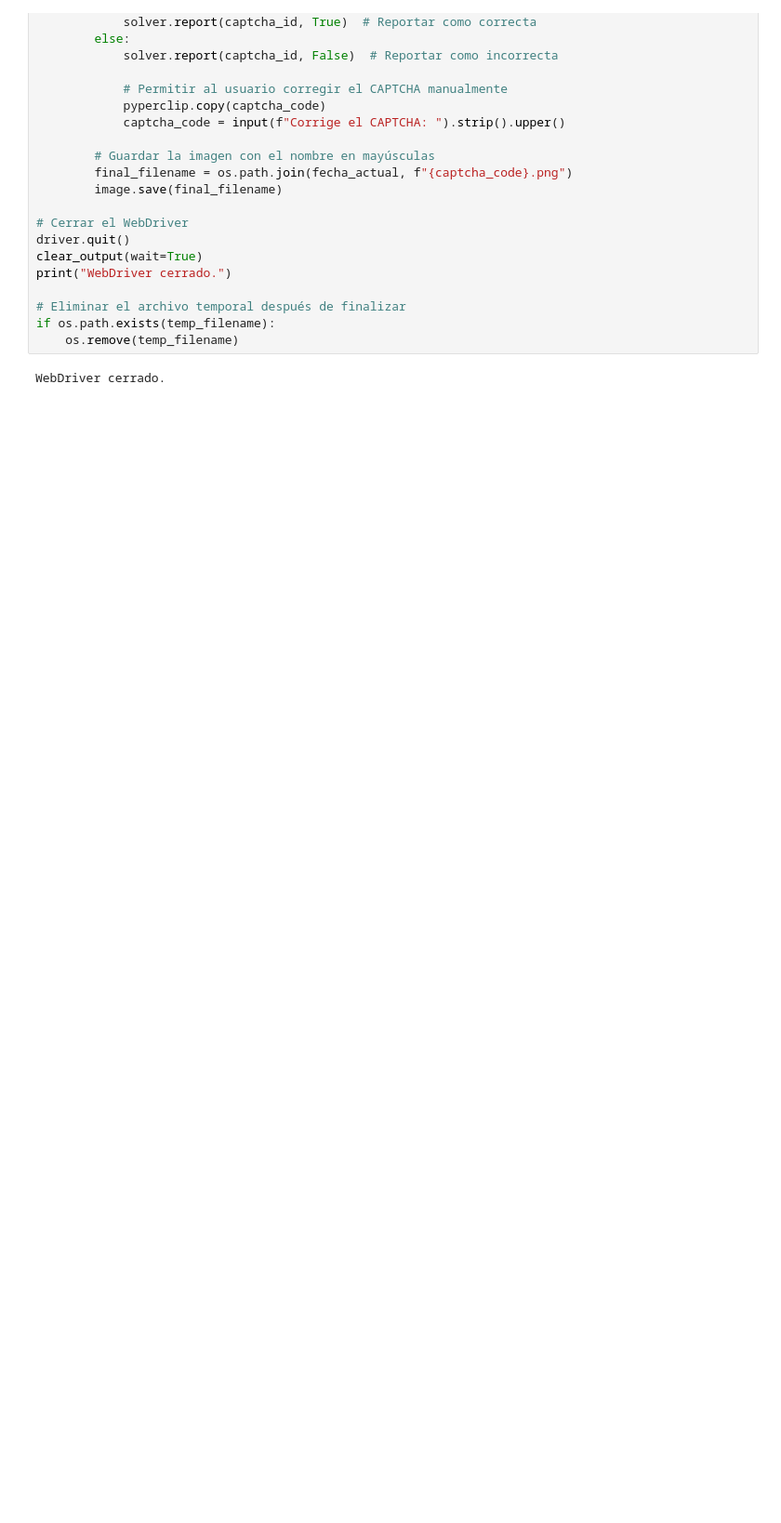
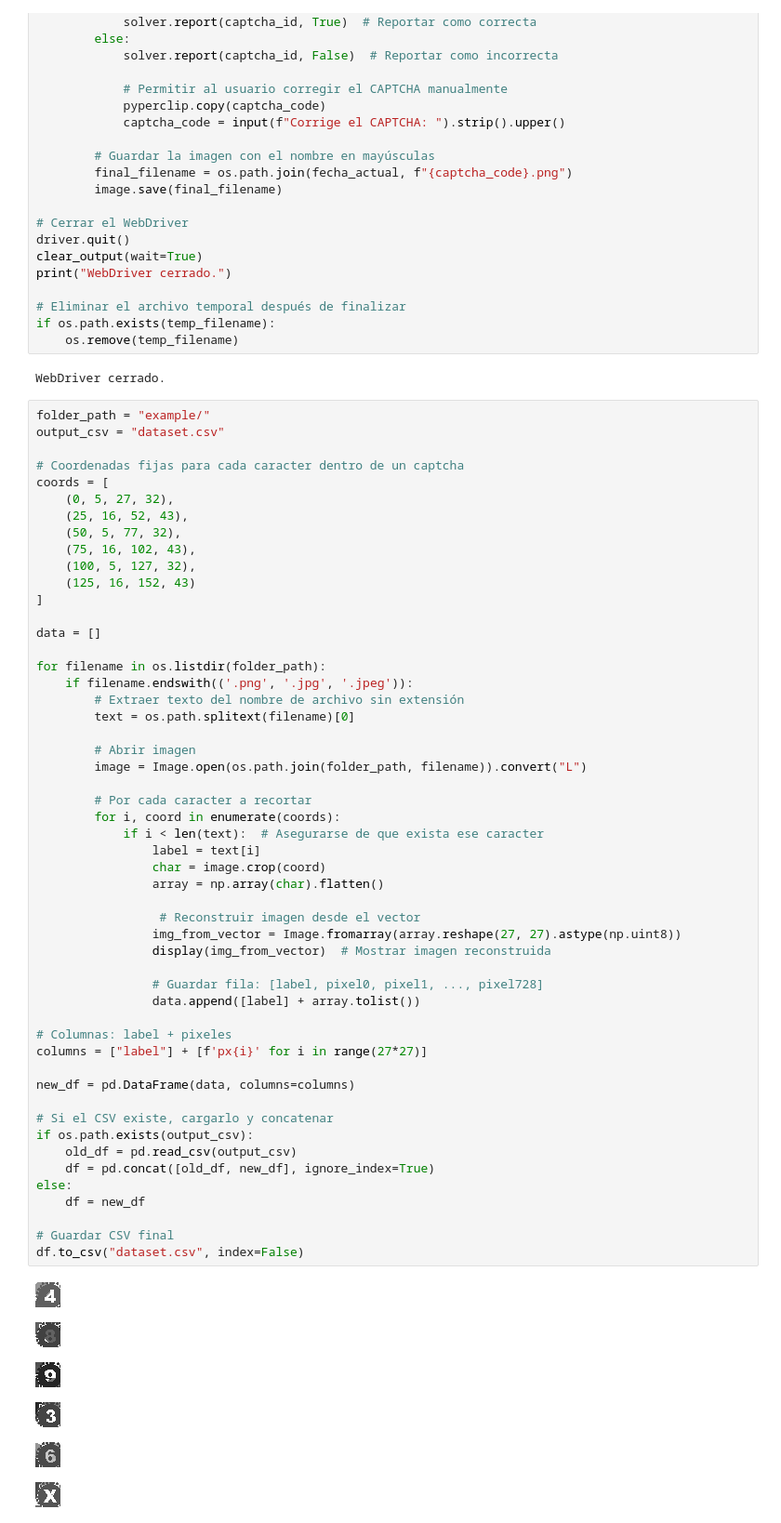
Before and after one commit to AlfredoVillaM/Machine_Learning_Project, a Jupyter notebook: sat_captchas.ipynb, the cells around one changed output. Shown: that part at 93% size. Cells and saved outputs as stored; diff of their text form; blank space fills up the shorter version.

```diff
--- a/sat_captchas.ipynb
+++ b/sat_captchas.ipynb
@@ -110,3 +112,62 @@ if os.path.exists(temp_filename):
     os.remove(temp_filename)
 # %% [output]
 WebDriver cerrado.
+# %%
+folder_path = "example/"
+output_csv = "dataset.csv"
+
+# Coordenadas fijas para cada caracter dentro de un captcha
+coords = [
+    (0, 5, 27, 32),
+    (25, 16, 52, 43),
+    (50, 5, 77, 32),
+    (75, 16, 102, 43),
+    (100, 5, 127, 32),
+    (125, 16, 152, 43)
+]
+
+data = []
+
+for filename in os.listdir(folder_path):
+    if filename.endswith(('.png', '.jpg', '.jpeg')):
+        # Extraer texto del nombre de archivo sin extensión
+        text = os.path.splitext(filename)[0]
+
+        # Abrir imagen
+        image = Image.open(os.path.join(folder_path, filename)).convert("L")
+
+        # Por cada caracter a recortar
+        for i, coord in enumerate(coords):
+            if i < len(text):  # Asegurarse de que exista ese caracter
+                label = text[i]
+                char = image.crop(coord)
+                array = np.array(char).flatten()
+
+                 # Reconstruir imagen desde el vector
+                img_from_vector = Image.fromarray(array.reshape(27, 27).astype(np.uint8))
+                display(img_from_vector)  # Mostrar imagen reconstruida
+
+                # Guardar fila: [label, pixel0, pixel1, ..., pixel728]
+                data.append([label] + array.tolist())
+
+# Columnas: label + pixeles
+columns = ["label"] + [f'px{i}' for i in range(27*27)]
+
+new_df = pd.DataFrame(data, columns=columns)
+
+# Si el CSV existe, cargarlo y concatenar
+if os.path.exists(output_csv):
+    old_df = pd.read_csv(output_csv)
+    df = pd.concat([old_df, new_df], ignore_index=True)
+else:
+    df = new_df
+
+# Guardar CSV final
+df.to_csv("dataset.csv", index=False)
+# %% [output]
+[figure, added]
+[figure, added]
+[figure, added]
+[figure, added]
+[figure, added]
+[figure, added]
```
Also changed, not shown: parts of 4 cells of this notebook, 4 other files.
